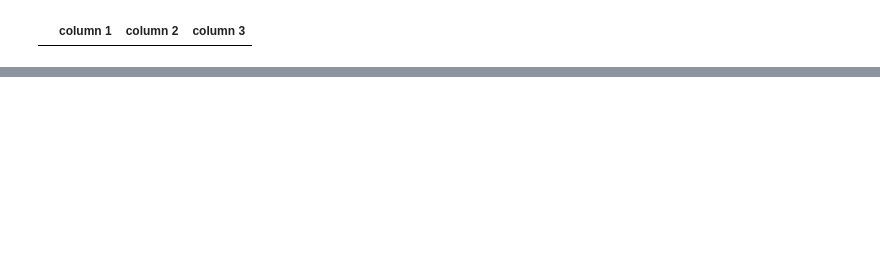
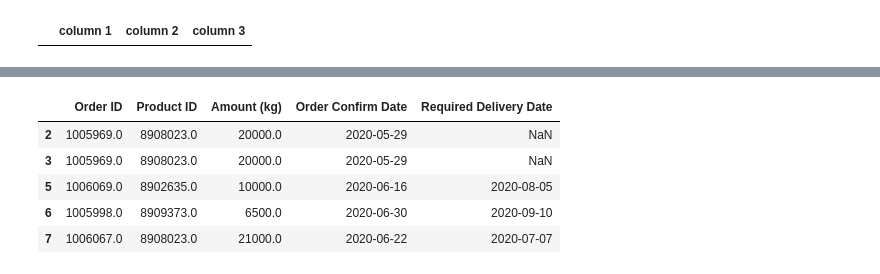
Before and after one commit to EthanRosehart/schulich_data_science, a Jupyter notebook: term2/Predictive_Modeling/class2.ipynb, the cells around one changed output, grey strips where cells are left out. Drawn from its saved outputs; the diff is of its cells as text; code cells hidden in the pictures; blank space fills up the shorter version.

```diff
--- a/term2/Predictive_Modeling/class2.ipynb
+++ b/term2/Predictive_Modeling/class2.ipynb
@@ -202,0 +249,11 @@ FileNotFoundError: [Errno 2] No such file or directory: 'sales_data.csv'
+# %%
+input_table_imputed_partially = input_table.dropna(subset=["Order Confirm Date"])
+input_table_imputed_fully = input_table.dropna()
+input_table_imputed_partially.head()
+# %% [output]
+|  | Order ID | Product ID | Amount (kg) | Order Confirm Date | Required Delivery Date |
+| 2 | 1005969.0 | 8908023.0 | 20000.0 | 2020-05-29 | NaN |
+| 3 | 1005969.0 | 8908023.0 | 20000.0 | 2020-05-29 | NaN |
+| 5 | 1006069.0 | 8902635.0 | 10000.0 | 2020-06-16 | 2020-08-05 |
+| 6 | 1005998.0 | 8909373.0 | 6500.0 | 2020-06-30 | 2020-09-10 |
+| 7 | 1006067.0 | 8908023.0 | 21000.0 | 2020-06-22 | 2020-07-07 |
```
Also changed, not shown: parts of 14 cells of this notebook.
